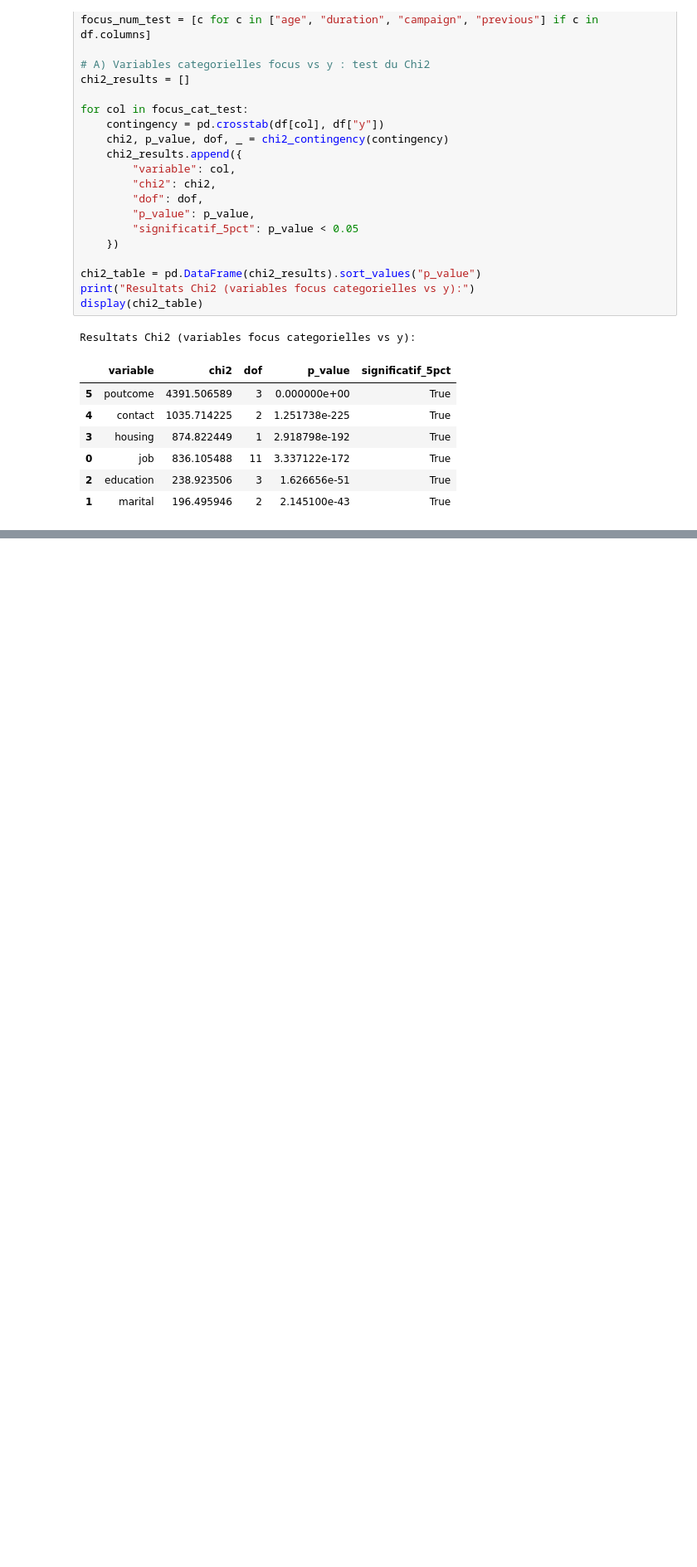
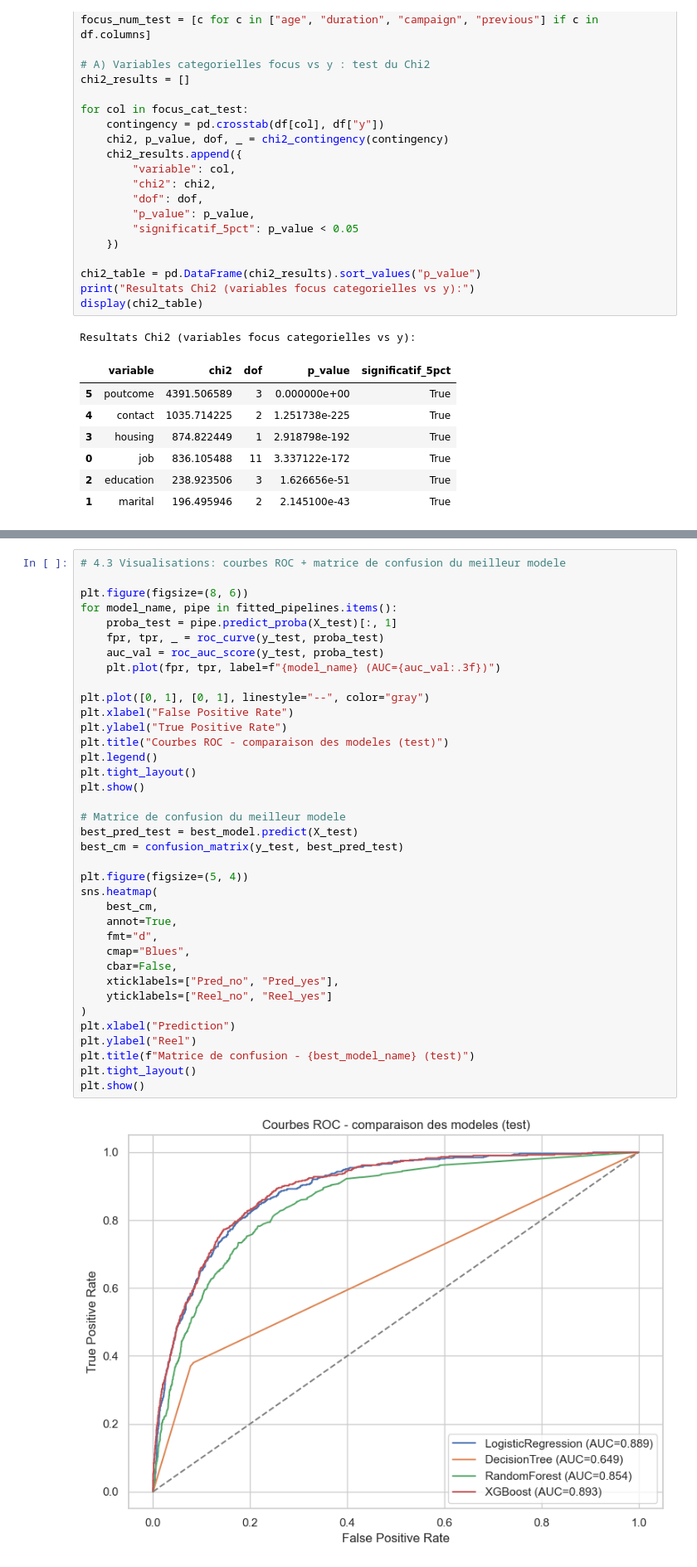
Before and after one commit to Ziwazou/UCI_Bank_Marketing_Analysis, a Jupyter notebook: Main.ipynb, the cells around one changed output, grey strips where cells are left out. Shown at 83% size. Drawn from its saved outputs; the diff is of its cells as text; blank space fills up the shorter version.

```diff
--- a/Main.ipynb
+++ b/Main.ipynb
@@ -399,0 +713,39 @@ Resultats Chi2 (variables focus categorielles vs y):
+# %%
+# 4.3 Visualisations: courbes ROC + matrice de confusion du meilleur modele
+
+plt.figure(figsize=(8, 6))
+for model_name, pipe in fitted_pipelines.items():
+    proba_test = pipe.predict_proba(X_test)[:, 1]
+    fpr, tpr, _ = roc_curve(y_test, proba_test)
+    auc_val = roc_auc_score(y_test, proba_test)
+    plt.plot(fpr, tpr, label=f"{model_name} (AUC={auc_val:.3f})")
+
+plt.plot([0, 1], [0, 1], linestyle="--", color="gray")
+plt.xlabel("False Positive Rate")
+plt.ylabel("True Positive Rate")
+plt.title("Courbes ROC - comparaison des modeles (test)")
+plt.legend()
+plt.tight_layout()
+plt.show()
+
+# Matrice de confusion du meilleur modele
+best_pred_test = best_model.predict(X_test)
+best_cm = confusion_matrix(y_test, best_pred_test)
+
+plt.figure(figsize=(5, 4))
+sns.heatmap(
+    best_cm,
+    annot=True,
+    fmt="d",
+    cmap="Blues",
+    cbar=False,
+    xticklabels=["Pred_no", "Pred_yes"],
+    yticklabels=["Reel_no", "Reel_yes"]
+)
+plt.xlabel("Prediction")
+plt.ylabel("Reel")
+plt.title(f"Matrice de confusion - {best_model_name} (test)")
+plt.tight_layout()
+plt.show()
+# %% [output]
+[figure, added]
```
Also changed, not shown: parts of 8 cells of this notebook, 2 other files.
